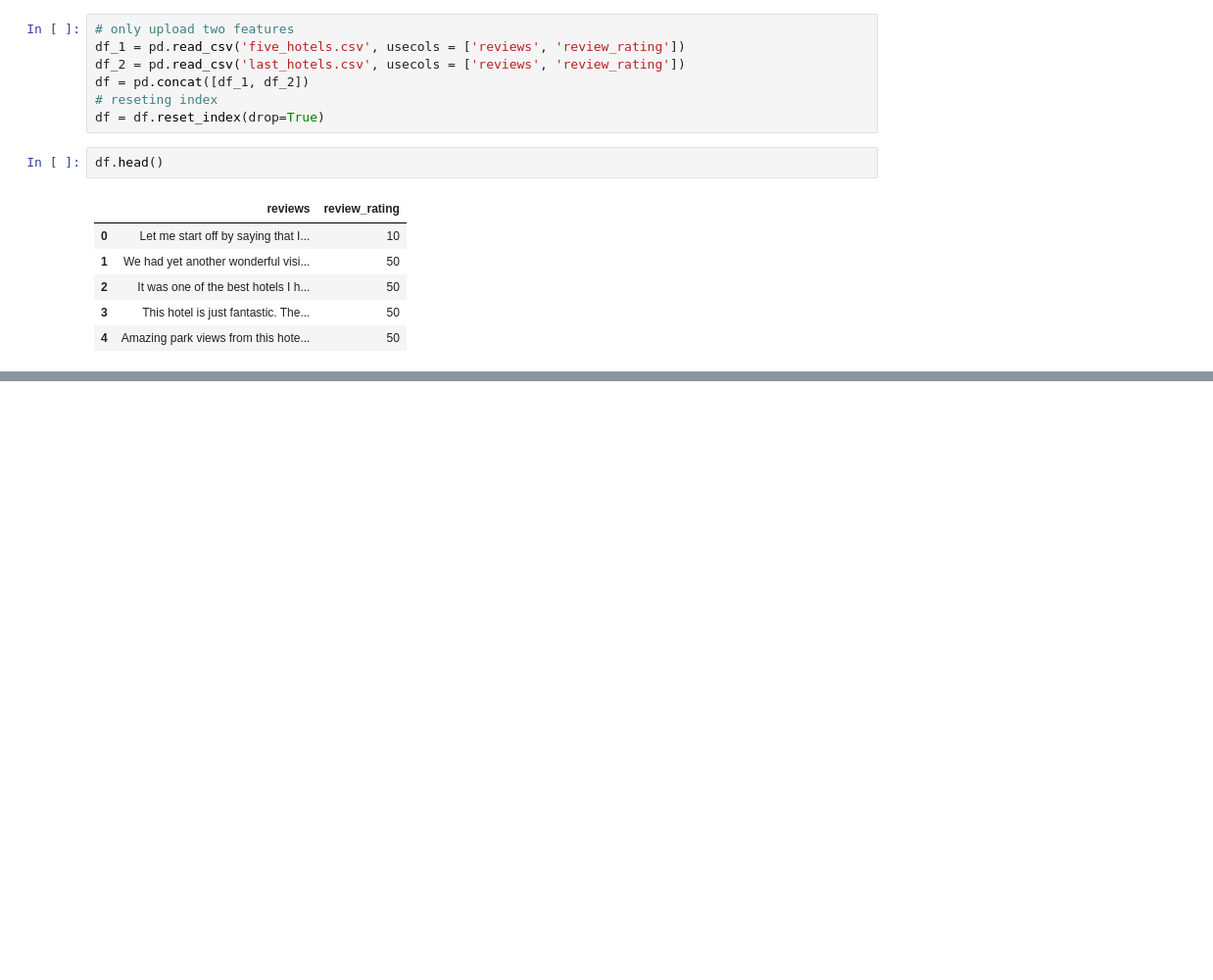
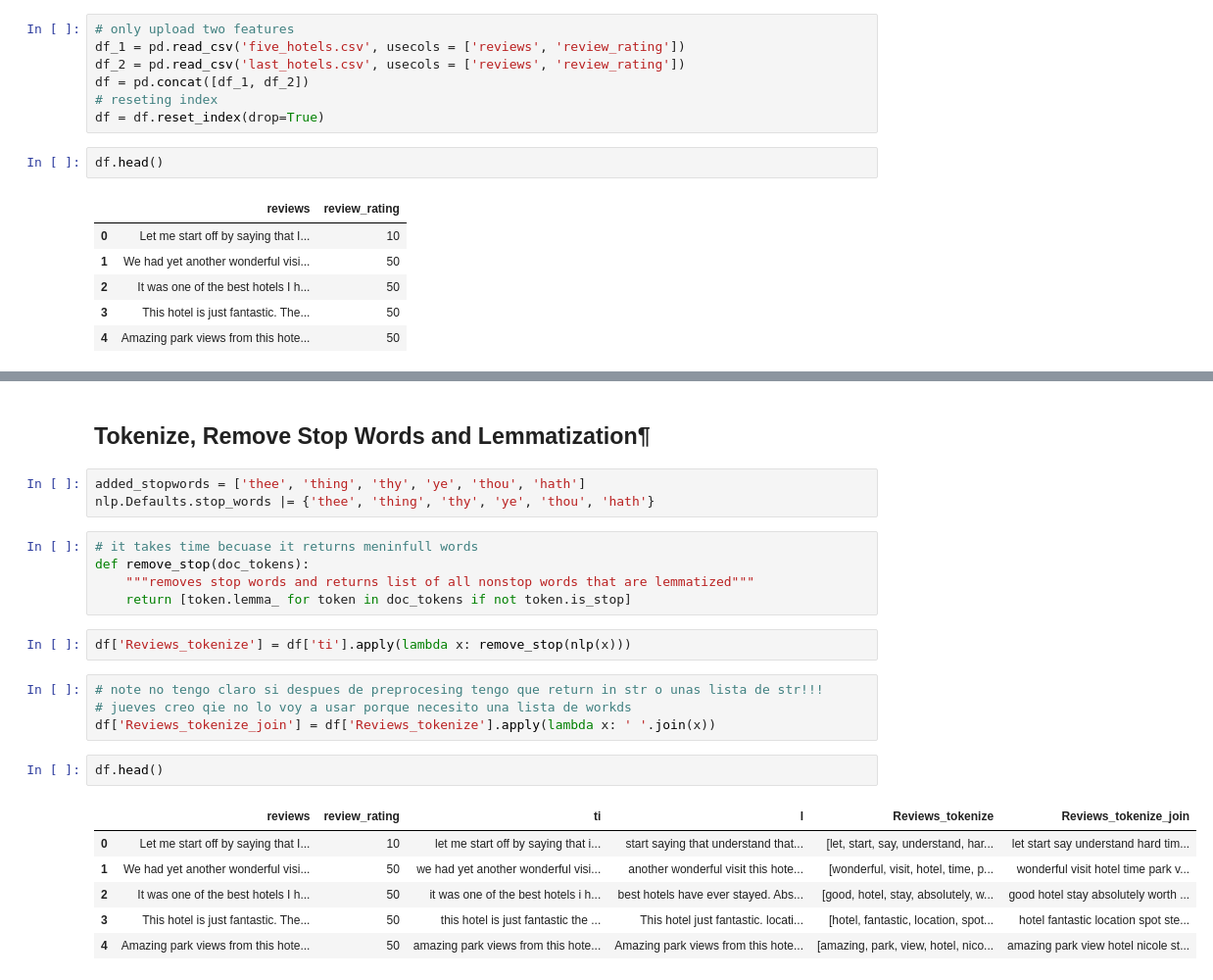
Before and after one commit to Cristinamulas/Text-Classification-And-Sentiment-Analysis-On-Hotel-Reviews, a Jupyter notebook: Text cleaning on Hotel Reviews.ipynb, the cells around one changed output, grey strips where cells are left out. Shown at 98% size. Cells and saved outputs as stored; diff of their text form; blank space fills up the shorter version.

```diff
--- a/Text cleaning on Hotel Reviews.ipynb
+++ b/Text cleaning on Hotel Reviews.ipynb
@@ -28,0 +59,25 @@ df.head()
+# %% [markdown]
+## Tokenize, Remove Stop Words and Lemmatization¶
+# %%
+added_stopwords = ['thee', 'thing', 'thy', 'ye', 'thou', 'hath']
+nlp.Defaults.stop_words |= {'thee', 'thing', 'thy', 'ye', 'thou', 'hath'}
+# %%
+# it takes time becuase it returns meninfull words
+def remove_stop(doc_tokens):
+    """removes stop words and returns list of all nonstop words that are lemmatized"""
+    return [token.lemma_ for token in doc_tokens if not token.is_stop]
+# %%
+df['Reviews_tokenize'] = df['ti'].apply(lambda x: remove_stop(nlp(x)))
+# %%
+# note no tengo claro si despues de preprocesing tengo que return in str o unas lista de str!!!
+# jueves creo qie no lo voy a usar porque necesito una lista de workds
+df['Reviews_tokenize_join'] = df['Reviews_tokenize'].apply(lambda x: ' '.join(x))
+# %%
+df.head()
+# %% [output]
+|  | reviews | review_rating | ti | l | Reviews_tokenize | Reviews_tokenize_join |
+| 0 | Let me start off by saying that I... | 10 | let me start off by saying that i... | start saying that understand that... | [let, start, say, understand, har... | let start say understand hard tim... |
+| 1 | We had yet another wonderful visi... | 50 | we had yet another wonderful visi... | another wonderful visit this hote... | [wonderful, visit, hotel, time, p... | wonderful visit hotel time park v... |
+| 2 | It was one of the best hotels I h... | 50 | it was one of the best hotels i h... | best hotels have ever stayed. Abs... | [good, hotel, stay, absolutely, w... | good hotel stay absolutely worth ... |
+| 3 | This hotel is just fantastic. The... | 50 | this hotel is just fantastic the ... | This hotel just fantastic. locati... | [hotel, fantastic, location, spot... | hotel fantastic location spot ste... |
+| 4 | Amazing park views from this hote... | 50 | amazing park views from this hote... | Amazing park views from this hote... | [amazing, park, view, hotel, nico... | amazing park view hotel nicole st... |
```
Also changed, not shown: parts of 30 cells of this notebook.
